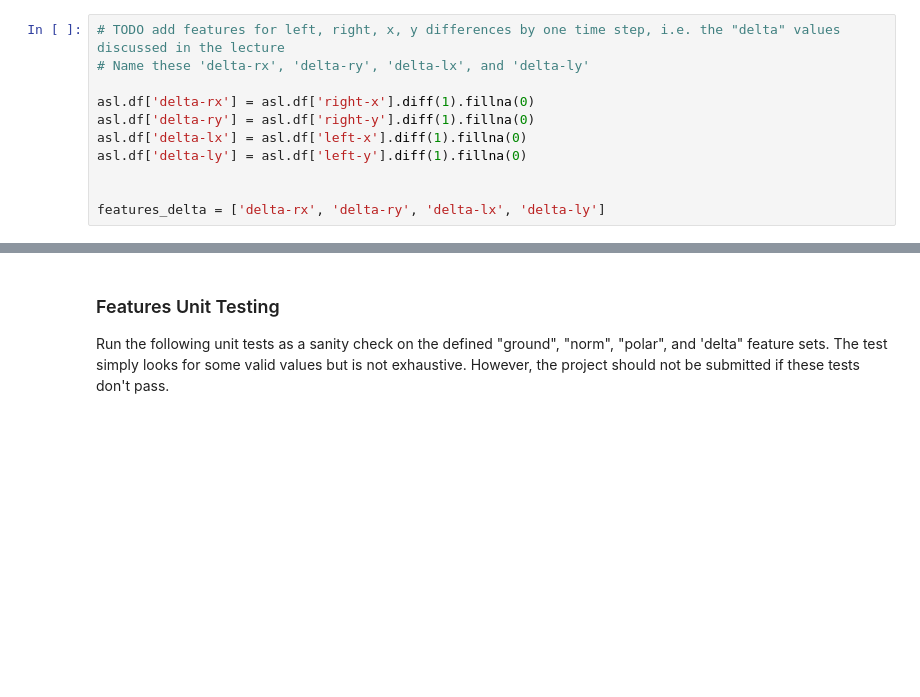
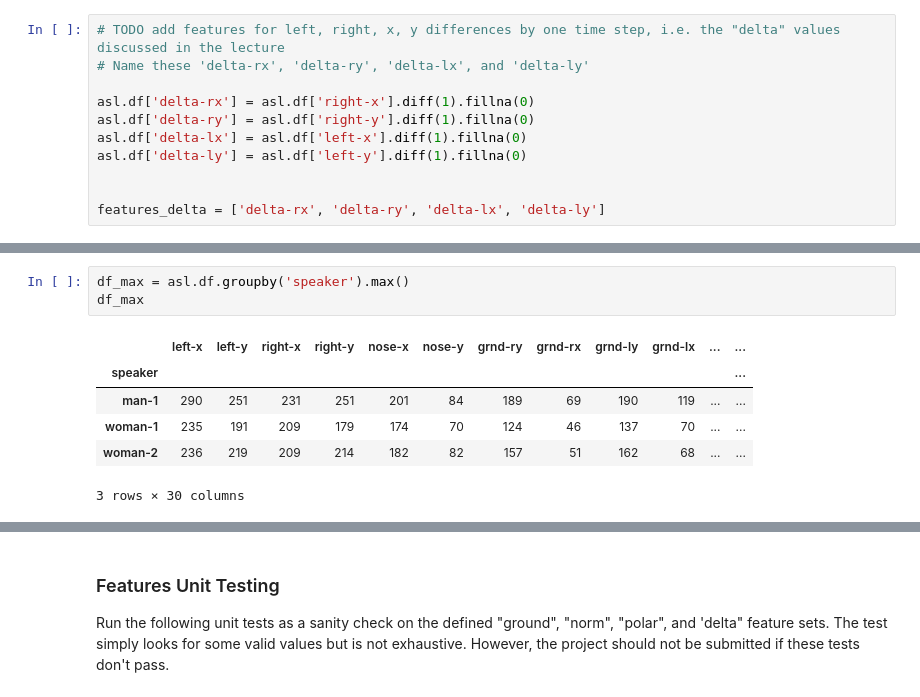
Before and after one commit to Charlio/AIND-Recognizer, a Jupyter notebook: asl_recognizer.ipynb, the cells around one changed output, grey strips where cells are left out. Saved outputs shown, nothing was run; the diff lists cells and outputs as text; blank space fills up the shorter version.

```diff
--- a/asl_recognizer.ipynb
+++ b/asl_recognizer.ipynb
@@ -263,0 +259,10 @@ features_delta = ['delta-rx', 'delta-ry', 'delta-lx', 'delta-ly']
+# %%
+df_max = asl.df.groupby('speaker').max()
+df_max
+# %% [output]
+|  | left-x | left-y | right-x | right-y | nose-x | nose-y | grnd-ry | grnd-rx | grnd-ly | grnd-lx | ... | ... |
+| speaker |  |  |  |  |  |  |  |  |  |  |  | ... |
+| man-1 | 290 | 251 | 231 | 251 | 201 | 84 | 189 | 69 | 190 | 119 | ... | ... |
+| woman-1 | 235 | 191 | 209 | 179 | 174 | 70 | 124 | 46 | 137 | 70 | ... | ... |
+| woman-2 | 236 | 219 | 209 | 214 | 182 | 82 | 157 | 51 | 162 | 68 | ... | ... |
+3 rows × 30 columns
```
Also changed, not shown: parts of 27 cells of this notebook, 4 other files.
